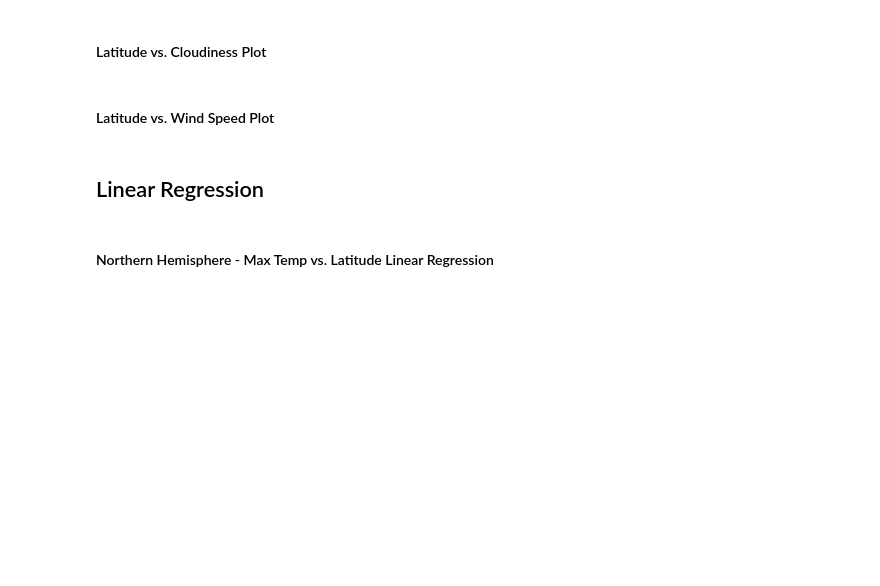
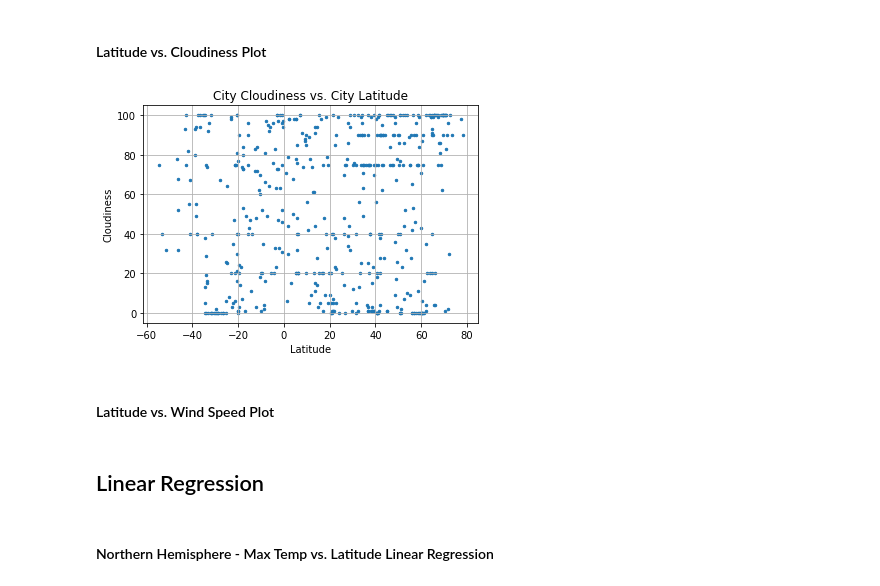
Before and after one commit to EMENGH/python-api-challenge, a Jupyter notebook: WeatherPy/WeatherPy.ipynb, the cells around one changed output. Drawn from its saved outputs; the diff is of its cells as text; code cells hidden in the pictures; blank space fills up the shorter version.

```diff
--- a/WeatherPy/WeatherPy.ipynb
+++ b/WeatherPy/WeatherPy.ipynb
@@ -190,4 +198,15 @@ plt.show()
 # %% [markdown]
 #### Latitude vs. Cloudiness Plot
+# %%
+plt.scatter(city_data1["Lat"], city_data1["Cloudiness"], marker="o", s=6)
+
+plt.title("City Cloudiness vs. City Latitude")
+plt.ylabel("Cloudiness")
+plt.xlabel("Latitude")
+plt.grid(True)
+plt.savefig("../output_data/latitude_vs_Cloudiness.png")
+plt.show()
+# %% [output]
+[figure, added]
 # %% [markdown]
 #### Latitude vs. Wind Speed Plot
```
Also changed, not shown: parts of 3 cells of this notebook.
